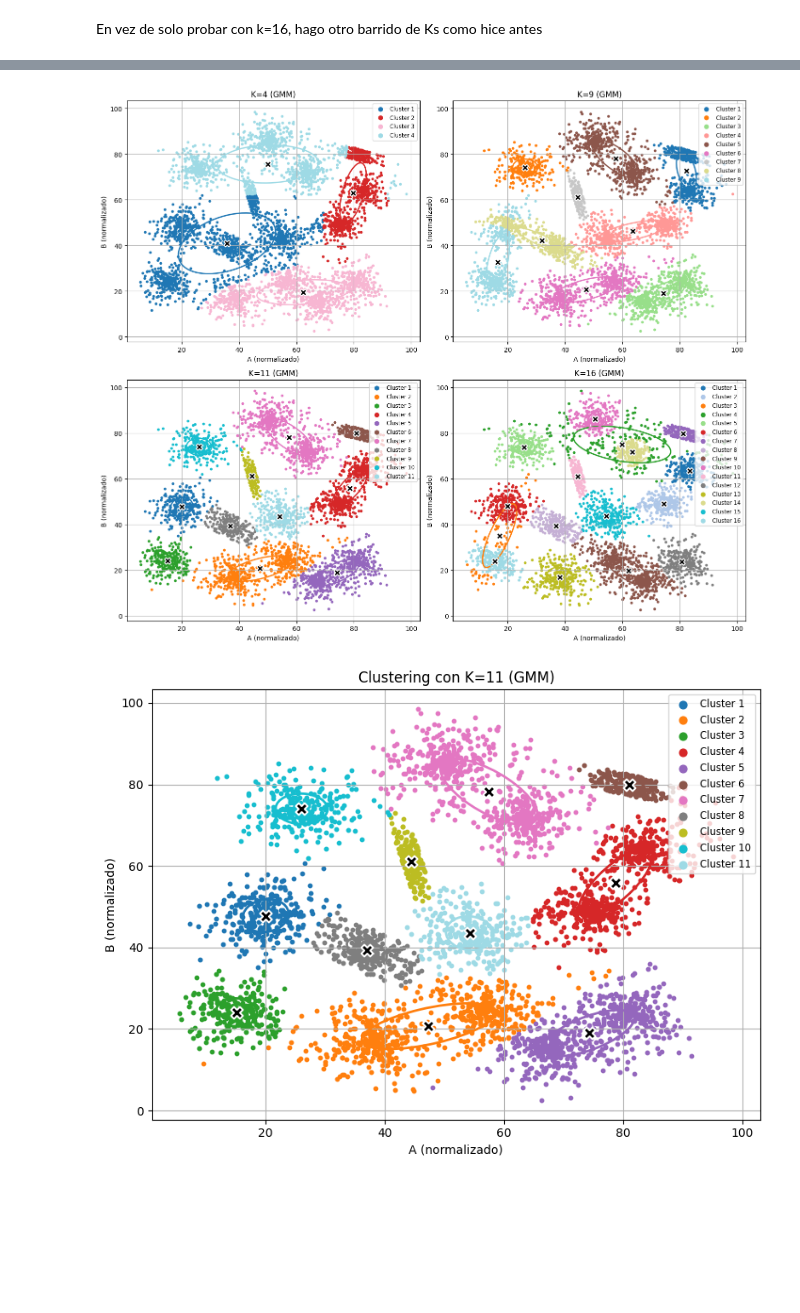
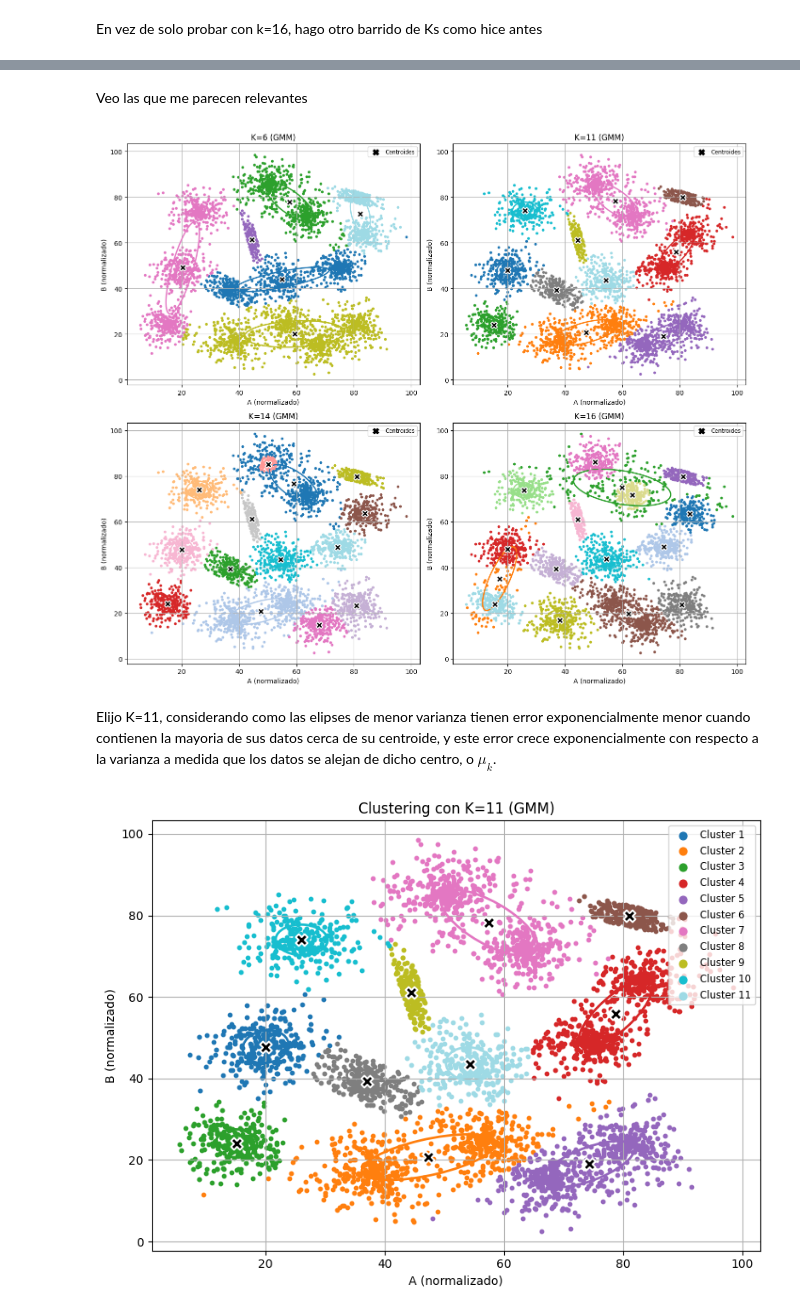
Before and after one commit to manumei/ML-TP4, a Jupyter notebook: Meiriño_Manuel_Notebook.ipynb, the cells around one changed output, grey strips where cells are left out. Cells and saved outputs as stored; diff of their text form; code cells hidden in the pictures; blank space fills up the shorter version.

```diff
--- a/Meiriño_Manuel_Notebook.ipynb
+++ b/Meiriño_Manuel_Notebook.ipynb
@@ -293,8 +294,8 @@ Ks = range(1, 30)
 L_values = []
 gmm_data = {}
 cp.random.seed(42)
-rel_tol = 1e-8
-abs_tol = 1e-8
+rel_tol = 1e-5
+abs_tol = 1e-5
 
 for ka in Ks:
     _, centroids_k, _ = data[ka]
@@ -306,16 +307,13 @@ for ka in Ks:
         max_iters=2500, rtol=rel_tol, atol=abs_tol)
 
     cluster_labels = cp.argmax(gamma, axis=1) # a cada dato, la label (posicion) que tenga mayor gamma ("gamma" mi variable tiene los datos y sus actual gammas)
-    L_gmm = utils.compute_L(X_cp, cluster_labels, means)
+    L_gmm = utils.compute_GM_Loss(X_cp, means, covs, weights)
     L_values.append(L_gmm)
-
-    if type(L_gmm) != float:
-        raise TypeError("L_gmm is not a float")
 
     gmm_data[ka] = {
         'means': cp.asnumpy(means),
         'covs': cp.asnumpy(covs),
         'weights': cp.asnumpy(weights),
         'labels': cp.asnumpy(cluster_labels),
-        'distance': L_gmm
+        'loss': L_gmm
     }
@@ -359,41 +360,45 @@ plt.show()
+# %% [markdown]
+Veo las que me parecen relevantes
 # %%
-# Extract points (same as your 'clust' from earlier)
 clust_np = cp.asnumpy(X_cp)
 
 fig, axes = plt.subplots(2, 2, figsize=(14, 12))
-Ks_to_plot = [4, 9, 11, 16]
+Ks_to_plot = [6, 11, 14, 16]
 
 for ax, k_val in zip(axes.flatten(), Ks_to_plot):
     gmm = gmm_data[k_val]
     labels = gmm['labels']
     means = gmm['means']
     covs = gmm['covs']
 
     num_clusters = len(np.unique(labels))
     colors = plt.cm.tab20(np.linspace(0, 1, num_clusters))
 
     for k in range(num_clusters):
         cluster_points = clust_np[labels == k]
         ax.scatter(cluster_points[:, 0], cluster_points[:, 1],
-                    s=10, color=colors[k], label=f"Cluster {k+1}", zorder=1)
+                    s=10, color=colors[k], zorder=1)
 
         # Mean (centroid)
         ax.scatter(means[k, 0], means[k, 1],
-                    s=75, c='black', marker='X', edgecolors='white', linewidths=3, zorder=4)
+                    s=100, c='black', marker='X', edgecolors='white', linewidths=1.5, zorder=4)
 
         # Ellipse for 1-sigma contour
         utils.draw_ellipse(means[k], covs[k], ax, color=colors[k])
 
+    ax.scatter([], [], c='black', marker='X', s=20, label='Centroides')
     ax.set_title(f"K={k_val} (GMM)")
     ax.set_xlabel("A (normalizado)")
     ax.set_ylabel("B (normalizado)")
     ax.grid(True)
     ax.legend(markerscale=2, fontsize='small', loc='upper right')
 
 plt.tight_layout()
 plt.show()
 # %% [output]
-[figure, old version]
+[figure, new version]
+# %% [markdown]
+Elijo K=11, considerando como las elipses de menor varianza tienen error exponencialmente menor cuando contienen la mayoria de sus datos cerca de su centroide, y este error crece exponencialmente con respecto a la varianza a medida que los datos se alejan de dicho centro, o $μ_k$.
 # %%
 # Extract points (same as your 'clust' from earlier)
 clust_np = cp.asnumpy(X_cp)
```
Also changed, not shown: parts of 32 cells of this notebook, 3 other files.
